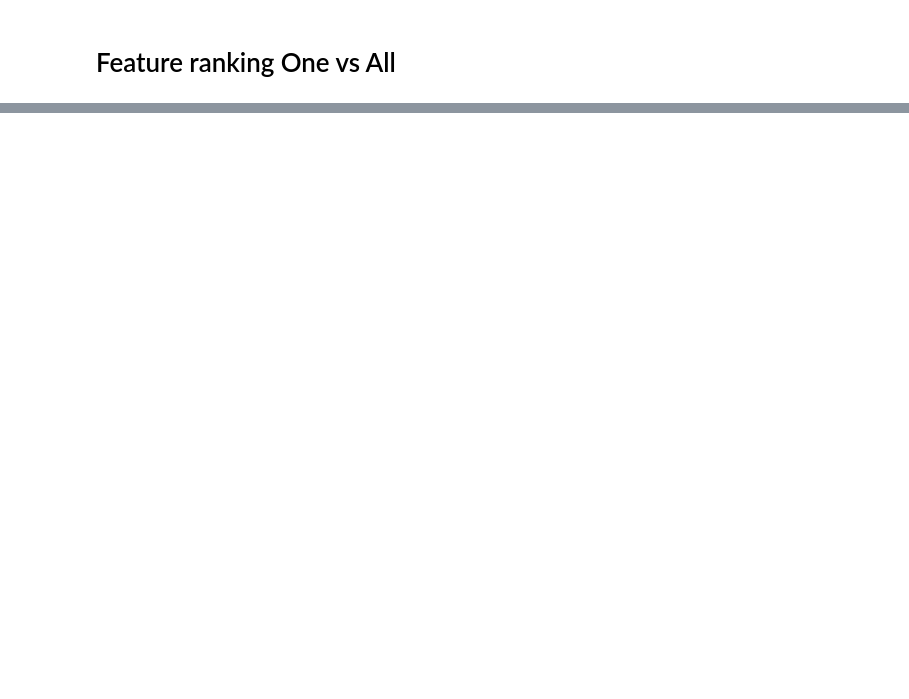
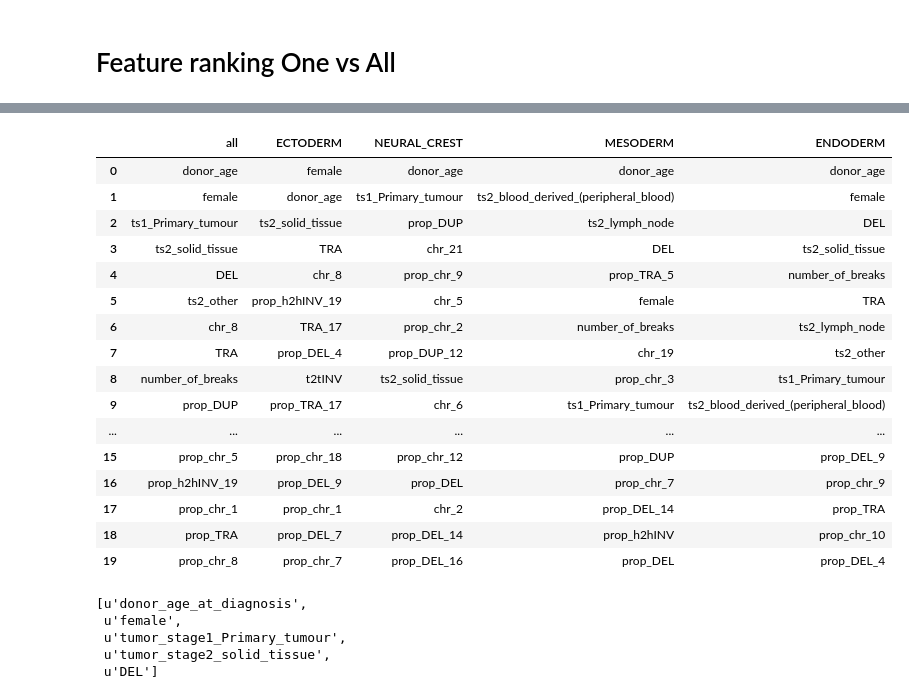
Before and after one commit to HPAI-BSC/chromoplexy_analysis, a Jupyter notebook: feature_extraction/src/featureAnalysis.ipynb, the cells around one changed output, grey strips where cells are left out. Drawn from its saved outputs; the diff is of its cells as text; code cells hidden in the pictures; blank space fills up the shorter version.

```diff
--- a/feature_extraction/src/featureAnalysis.ipynb
+++ b/feature_extraction/src/featureAnalysis.ipynb
@@ -77,6 +76,8 @@ best_hyperparameters = {'bootstrap': True, 'criterion': 'entropy', 'max_depth':
 def feature_extractor(X_train,Y_train, best_hyperparameters, number_of_iterations):
     features = list(X_train.columns)
     feature_importance = {feature:0 for feature in features}
+    best_hyperparameters['n_jobs'] = -1
+
     for i in range(number_of_iterations):
         if i%10==0:
             print i
@@ -131,10 +132,3 @@ OrderedDict([('donor_age_at_diagnosis', 500),
              ('(9,Y)', 280976),
              ('(3,Y)', 281054),
              ('(11,Y)', 281099)])
-# %%
-def load_feature_ranking():
-    with open(DATA_PATH + '/feature_ranking.json', 'r') as read_file:
-        feature_ranking = json.loads(read_file.read())
-    D = OrderedDict((k, v) for k, v in sorted(feature_ranking.iteritems(), key=lambda kv: kv[1]))
-    return D
-ordered_features = load_feature_ranking()
@@ -175,7 +145,9 @@ best_n_features(5)
 # %%
 def feature_extractor_one_vs_all(X_train,Y_train, best_hyperparameters, number_of_iterations):
     all_rankings = {}
+    best_hyperparameters['n_jobs'] = -1
     for class_name in LABELS:
+        print class_name
         Y_train_class = transform_y_to_only_one_class(Y_train, class_name)
         features = list(X_train.columns)
         feature_importance = {feature:0 for feature in features}
@@ -197,6 +169,6 @@ def feature_extractor_one_vs_all(X_train,Y_train, best_hyperparameters, number_o
             f.write(json.dumps(D))
     return all_rankings
 
-all_rankings = feature_extractor_one_vs_all(X_train,Y_train, best_hyperparameters, number_of_iterations=2)
+all_rankings = feature_extractor_one_vs_all(X_train,Y_train, best_hyperparameters, number_of_iterations=500)
 all_rankings
 # %% [output]
@@ -203,0 +209,38 @@ all_rankings
+# %%
+def extract_dataframe(feature_ranking, all_feature_rankings,number_of_items):
+    columns = ['all','ECTODERM', 'NEURAL_CREST', 'MESODERM', 'ENDODERM']
+    data_frame = pd.DataFrame(columns=columns)
+    data_frame['all'] = ordered_features.keys()[:number_of_items]
+    data_frame['all'] = data_frame['all'].str.replace('proportion','prop')
+    data_frame['all'] = data_frame['all'].str.replace('tumor_stage','ts')
+    for label in LABELS:
+        feature_ranking = all_feature_rankings[label]
+        ordered_feature_ranking = OrderedDict((k, v) for k, v in sorted(feature_ranking.iteritems(), key=lambda kv: kv[1]))
+        data_frame[label] = ordered_feature_ranking.keys()[:number_of_items]
+        data_frame[label] = data_frame[label].str.replace('proportion','prop')
+        data_frame[label] = data_frame[label].str.replace('tumor_stage','ts')
+
+
+
+    data_frame = data_frame.replace('donor_age_at_diagnosis','donor_age')
+    return data_frame
+
+extract_dataframe(feature_ranking, all_rankings, 20)
+# %% [output]
+|  | all | ECTODERM | NEURAL_CREST | MESODERM | ENDODERM |
+| 0 | donor_age | female | donor_age | donor_age | donor_age |
+| 1 | female | donor_age | ts1_Primary_tumour | ts2_blood_derived_(peripheral_blood) | female |
+| 2 | ts1_Primary_tumour | ts2_solid_tissue | prop_DUP | ts2_lymph_node | DEL |
+| 3 | ts2_solid_tissue | TRA | chr_21 | DEL | ts2_solid_tissue |
+| 4 | DEL | chr_8 | prop_chr_9 | prop_TRA_5 | number_of_breaks |
+| 5 | ts2_other | prop_h2hINV_19 | chr_5 | female | TRA |
+| 6 | chr_8 | TRA_17 | prop_chr_2 | number_of_breaks | ts2_lymph_node |
+| 7 | TRA | prop_DEL_4 | prop_DUP_12 | chr_19 | ts2_other |
+| 8 | number_of_breaks | t2tINV | ts2_solid_tissue | prop_chr_3 | ts1_Primary_tumour |
+| 9 | prop_DUP | prop_TRA_17 | chr_6 | ts1_Primary_tumour | ts2_blood_derived_(peripheral_blood) |
+| ... | ... | ... | ... | ... | ... |
+| 15 | prop_chr_5 | prop_chr_18 | prop_chr_12 | prop_DUP | prop_DEL_9 |
+| 16 | prop_h2hINV_19 | prop_DEL_9 | prop_DEL | prop_chr_7 | prop_chr_9 |
+| 17 | prop_chr_1 | prop_chr_1 | chr_2 | prop_DEL_14 | prop_TRA |
+| 18 | prop_TRA | prop_DEL_7 | prop_DEL_14 | prop_h2hINV | prop_chr_10 |
+| 19 | prop_chr_8 | prop_chr_7 | prop_DEL_16 | prop_DEL | prop_DEL_4 |
@@ -203,0 +259,18 @@ all_rankings
+# %%
+def best_n_features(n):
+    try:
+        feature_ranking = load_feature_ranking()
+    except:
+        print 'Generating the ranking...'
+        X_train, Y_train, X_test, Y_test = load_data('dataset')
+        best_hyperparameters = {'bootstrap': True, 'criterion': 'entropy', 'max_depth': 19, 'max_features': None, 'min_samples_leaf': 3, 'min_samples_split': 6, 'class_weight': 'balanced', 'n_estimators': 100}
+        feature_ranking = feature_extractor(X_train,Y_train, best_hyperparameters, number_of_iterations = 500)
+    return feature_ranking.keys()[:n]
+
+best_n_features(5)
+# %% [output]
+[u'donor_age_at_diagnosis',
+ u'female',
+ u'tumor_stage1_Primary_tumour',
+ u'tumor_stage2_solid_tissue',
+ u'DEL']
```
Also changed, not shown: parts of 8 cells of this notebook, 2 other files.
